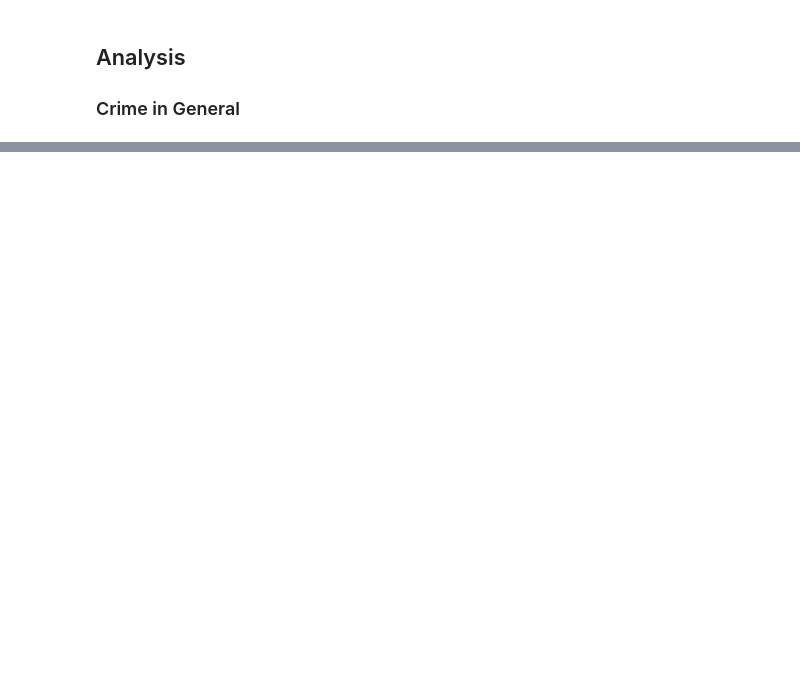
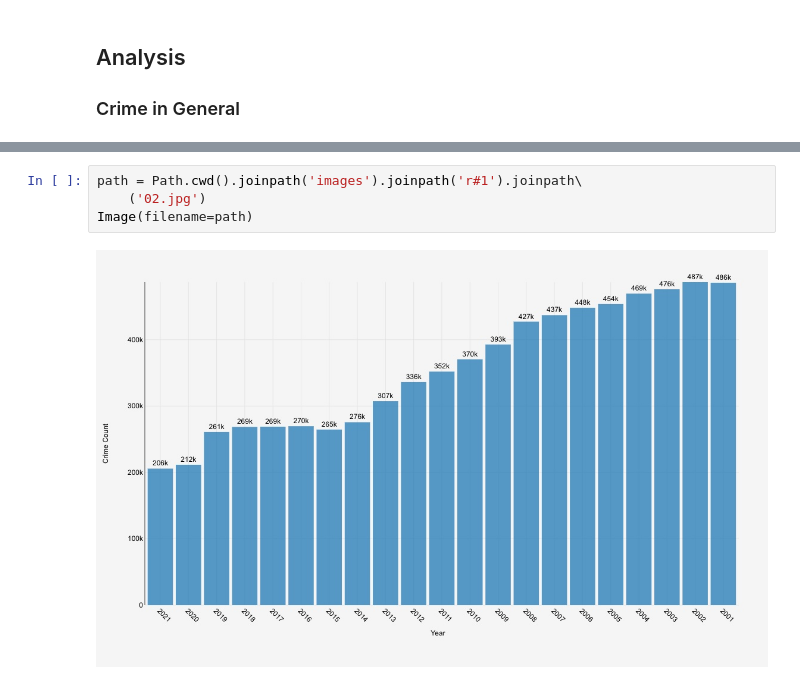
Before and after one commit to Elydora/DataScienceBlog, a Jupyter notebook: _notebooks/2022-05-01-chicago-r#1.ipynb, the cells around one changed output, grey strips where cells are left out. Cells and saved outputs as stored; diff of their text form; blank space fills up the shorter version.

```diff
--- a/_notebooks/2022-05-01-chicago-r#1.ipynb
+++ b/_notebooks/2022-05-01-chicago-r#1.ipynb
@@ -45,0 +59,6 @@ Test
+# %%
+path = Path.cwd().joinpath('images').joinpath('r#1').joinpath\
+    ('02.jpg')
+Image(filename=path)
+# %% [output]
+[figure, added]
```
Also changed, not shown: parts of 16 cells of this notebook.
